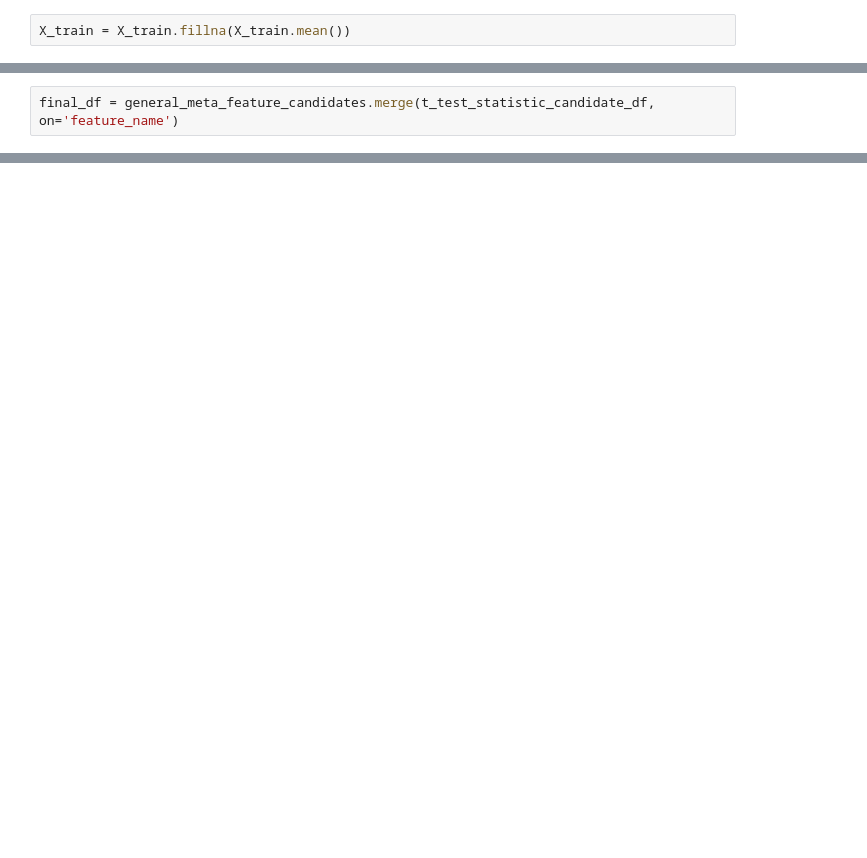
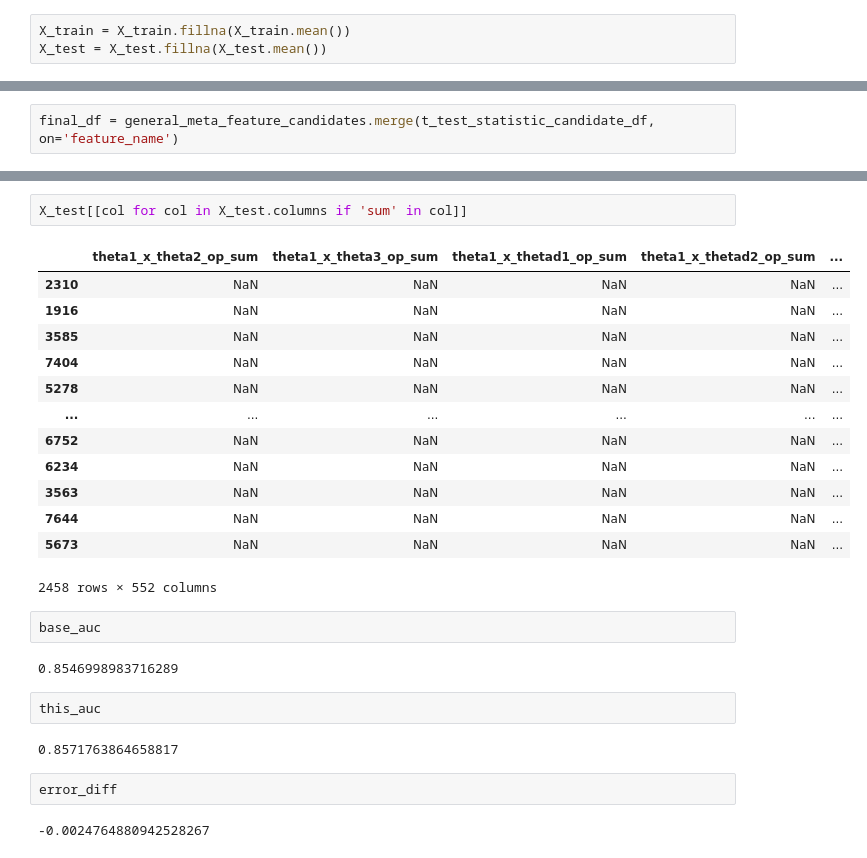
Before and after one commit to FernandoFavoretti/master_AutoML, a Jupyter notebook: articles/ExplorKit.ipynb, the cells around one changed output, grey strips where cells are left out. Drawn from its saved outputs; the diff is of its cells as text; blank space fills up the shorter version.

```diff
--- a/articles/ExplorKit.ipynb
+++ b/articles/ExplorKit.ipynb
@@ -568,5 +564,6 @@ KeyError: 'theta1_x_theta1_norm_op_div_disc'
 # %%
 X_train = X_train.fillna(X_train.mean())
+X_test = X_test.fillna(X_test.mean())
 # %%
 %%time
 t_test_statistic_candidate_df = pd.DataFrame()
@@ -640,0 +751,28 @@ pd.DataFrame.from_records(t_test_statistic_candidate_df)
+# %%
+X_test[[col for col in X_test.columns if 'sum' in col]]
+# %% [output]
+|  | theta1_x_theta2_op_sum | theta1_x_theta3_op_sum | theta1_x_thetad1_op_sum | theta1_x_thetad2_op_sum | ... |
+| 2310 | NaN | NaN | NaN | NaN | ... |
+| 1916 | NaN | NaN | NaN | NaN | ... |
+| 3585 | NaN | NaN | NaN | NaN | ... |
+| 7404 | NaN | NaN | NaN | NaN | ... |
+| 5278 | NaN | NaN | NaN | NaN | ... |
+| ... | ... | ... | ... | ... | ... |
+| 6752 | NaN | NaN | NaN | NaN | ... |
+| 6234 | NaN | NaN | NaN | NaN | ... |
+| 3563 | NaN | NaN | NaN | NaN | ... |
+| 7644 | NaN | NaN | NaN | NaN | ... |
+| 5673 | NaN | NaN | NaN | NaN | ... |
+2458 rows × 552 columns
+# %%
+base_auc
+# %% [output]
+0.8546998983716289
+# %%
+this_auc
+# %% [output]
+0.8571763864658817
+# %%
+error_diff
+# %% [output]
+-0.0024764880942528267
```
Also changed, not shown: parts of 21 cells of this notebook, 6 other files.
